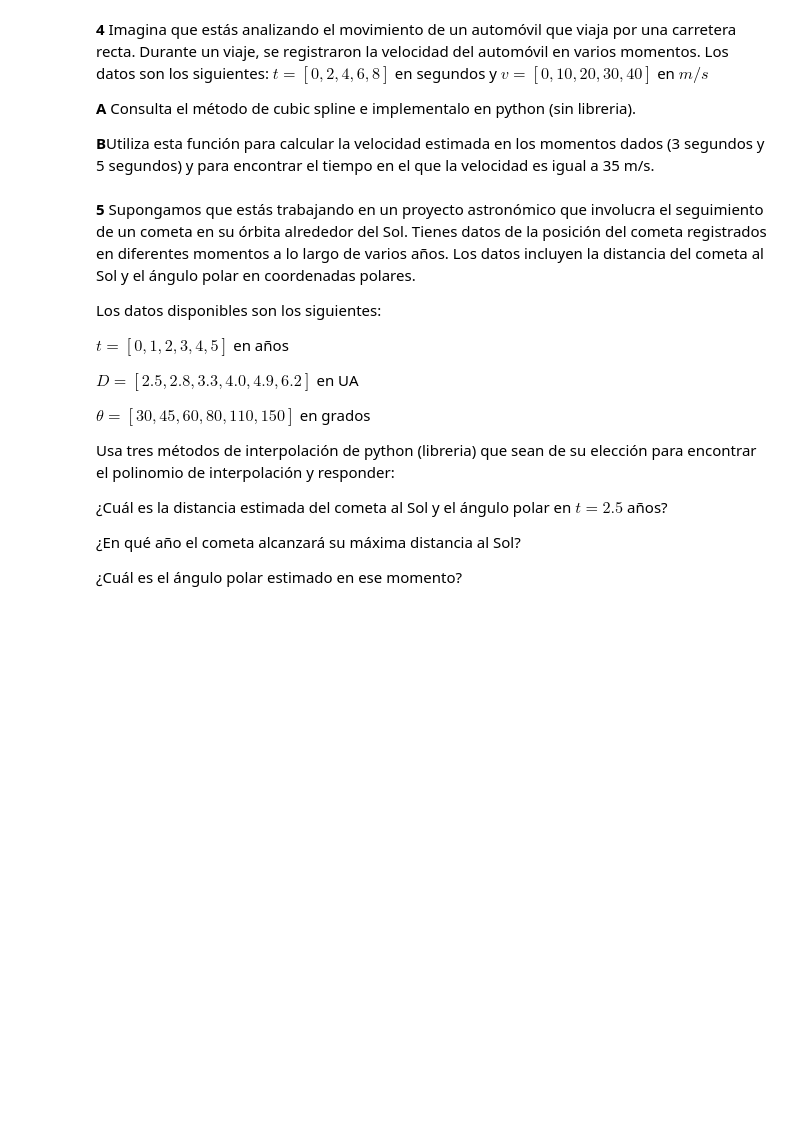
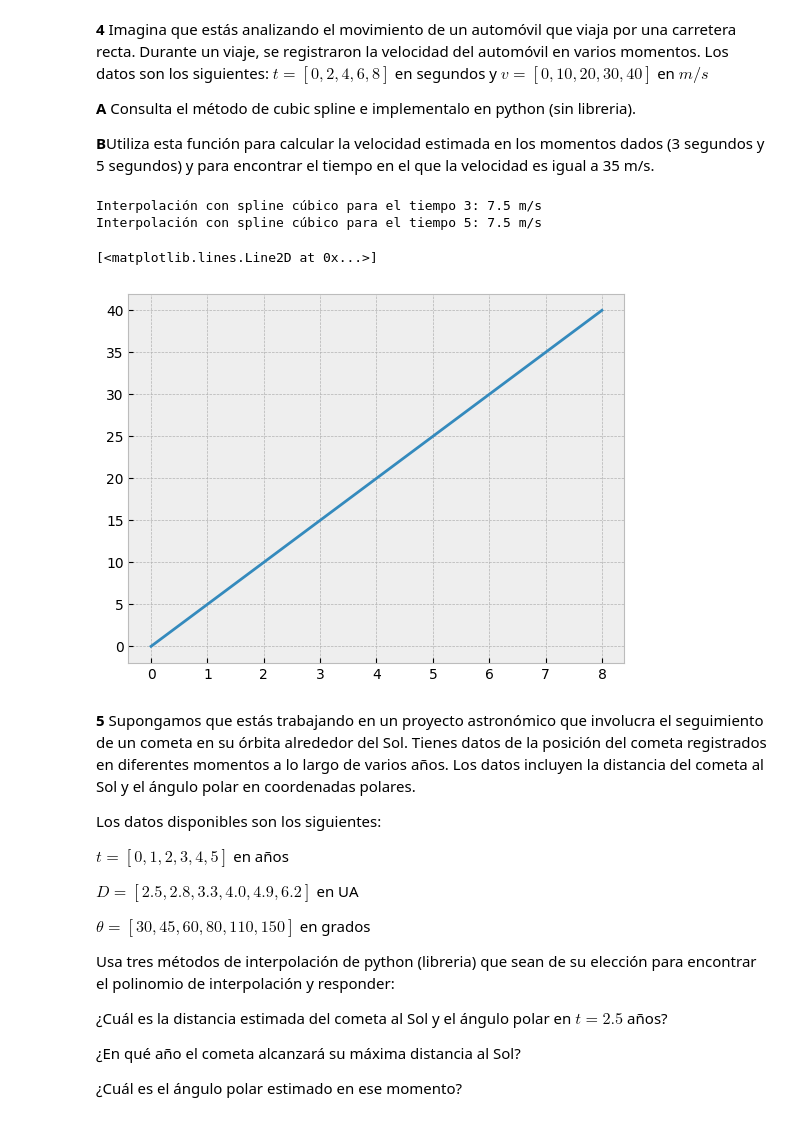
Before and after one commit to estivengrx/computational_methods_physics_astronomy, a Jupyter notebook: Workshops/Taller_03_EstivenCastrillon.ipynb, the cells around one changed output. Cells and saved outputs as stored; diff of their text form; code cells hidden in the pictures; blank space fills up the shorter version.

```diff
--- a/Workshops/Taller_03_EstivenCastrillon.ipynb
+++ b/Workshops/Taller_03_EstivenCastrillon.ipynb
@@ -100,6 +122,31 @@ Interpolación con Horner para el tiempo 3 horas: 22.890625 grados Celsius
 **A** Consulta el método de cubic spline e implementalo en python (sin libreria).
 
 **B**Utiliza esta función para calcular la velocidad estimada en los momentos dados (3 segundos y 5 segundos) y para encontrar el tiempo en el que la velocidad es igual a 35 m/s.
+# %%
+t = [0, 2, 4, 6, 8]
+v = [0, 10, 20, 30, 40]
+
+def cubic_spline(t, v, t_eval):
+    n = len(t)  # Obtenemos el número de puntos
+    for i in range(n - 1):  # Recorremos cada intervalo
+        if t[i] <= t_eval <= t[i + 1]:  # Si el punto de evaluación está en el intervalo
+            h = t[i + 1] - t[i]  # Calculamos la longitud del intervalo
+            a = v[i]  # Coeficiente a
+            b = (v[i + 1] - v[i]) / h  # Coeficiente b
+            c = (3 * (v[i + 1] - v[i]) / h ** 2) - (2 * v[i] / h) - (v[i + 1] / h)  # Coeficiente c
+            d = (2 * (v[i] - v[i + 1]) / h ** 3) + (v[i] / h ** 2) + (v[i + 1] / h ** 2)  # Coeficiente d
+            return a + b * (t_eval - t[i]) + c * (t_eval - t[i]) ** 2 + d * (t_eval - t[i]) ** 3  # Devolvemos el valor del polinomio en el punto de evaluación
+
+print(f'Interpolación con spline cúbico para el tiempo 3: {cubic_spline(t, v, 3)} m/s')
+print(f'Interpolación con spline cúbico para el tiempo 5: {cubic_spline(t, v, 1)} m/s')
+# %% [output]
+Interpolación con spline cúbico para el tiempo 3: 7.5 m/s
+Interpolación con spline cúbico para el tiempo 5: 7.5 m/s
+# %%
+plt.plot(t, v)
+# %% [output]
+[<matplotlib.lines.Line2D at 0x...>]
+[figure, added]
 # %% [markdown]
 **5** Supongamos que estás trabajando en un proyecto astronómico que involucra el seguimiento de un cometa en su órbita alrededor del Sol. Tienes datos de la posición del cometa registrados en diferentes momentos a lo largo de varios años. Los datos incluyen la distancia del cometa al Sol y el ángulo polar en coordenadas polares.
 
```
Also changed, not shown: parts of 6 cells of this notebook.
